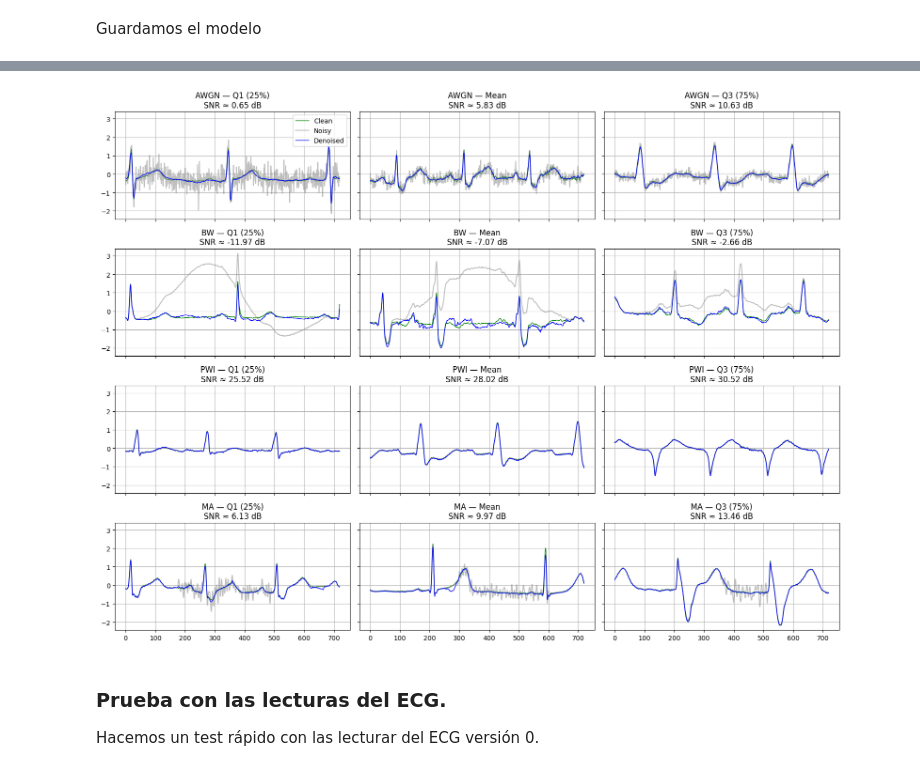
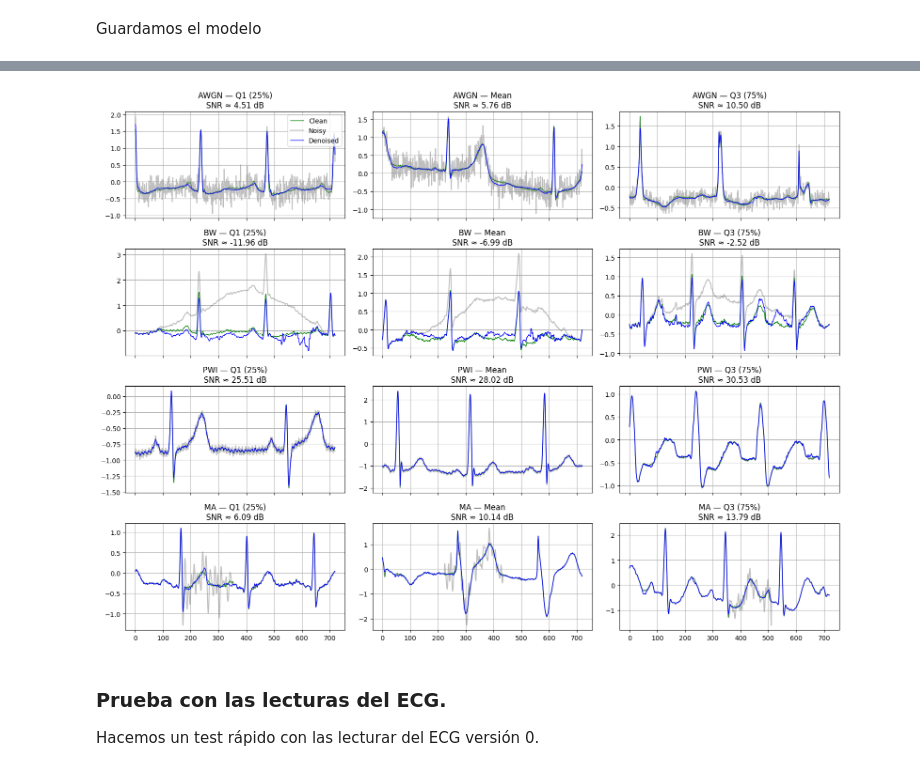
Before and after one commit to xTemuko/unet_ecg, a Jupyter notebook: unet_ecg_denoise_v0.ipynb, the cells around one changed output, grey strips where cells are left out. Saved outputs shown, nothing was run; the diff lists cells and outputs as text; code cells hidden in the pictures.

```diff
--- a/unet_ecg_denoise_v0.ipynb
+++ b/unet_ecg_denoise_v0.ipynb
@@ -318,8 +337,17 @@ df_labels_val.to_pickle("ecg_labels_val.pkl")
 # %% [markdown]
 - Cargamos del archivo
 # %%
+
+df_sig_train = pd.read_pickle("ecg_signals_train_1.pkl")
+df_sig_val = pd.read_pickle("ecg_signals_val_1.pkl")
+df_sig_test = pd.read_pickle("ecg_signals_test_1.pkl")
+df_lab_train = pd.read_pickle("ecg_labels_train_1.pkl")
+df_lab_val = pd.read_pickle("ecg_labels_val_1.pkl")
+df_lab_test = pd.read_pickle("ecg_labels_test_1.pkl")
+"""
 df_signals_train = pd.read_pickle("ecg_signals_train.pkl")
 df_signals_val   = pd.read_pickle("ecg_signals_val.pkl")
 
 df_labels_train  = pd.read_pickle("ecg_labels_train.pkl")
 df_labels_val    = pd.read_pickle("ecg_labels_val.pkl")
+"""
@@ -326,15 +356,15 @@ df_labels_val    = pd.read_pickle("ecg_labels_val.pkl")
 # %% [markdown]
 - Se plotean 9 muestras aleatoria para asegurar que el procesado de datos se ha hecho bien
 # %%
-random_indices = np.random.choice(df_signals_train.index, size=9, replace=False)
+random_indices = np.random.choice(df_sig_train.index, size=9, replace=False)
 
 
 fig, axes = plt.subplots(3, 3, figsize=(15, 10))
 axes = axes.flatten()
 
 for i, idx in enumerate(random_indices):
-    signal = df_signals_train.loc[idx]
-    label = df_labels_train.loc[idx]
+    signal = df_sig_train.loc[idx]
+    label = df_lab_train.loc[idx]
     t = np.linspace(0, len(signal)/360, len(signal))  # Asume fs = 360 Hz
 
     ax = axes[i]
@@ -452,11 +482,13 @@ Añadimos el ruido de manera random a el conjunto de validación y entrenamiento
 # %%
 snr_levels = [0, 5, 10, 15]
 
-signals_train = df_signals_train.values.tolist()
-signals_val   = df_signals_val.values.tolist()
+signals_train = df_sig_train.values.tolist()
+signals_val   = df_sig_val.values.tolist()
+signals_test  = df_sig_test.values.tolist()
 
-X_train, y_train, noise_types_train = apply_random_noise_type(df_signals_train.values)
-X_val,   y_val,   noise_types_val   = apply_random_noise_type(df_signals_val.values)
+X_train, y_train, noise_types_train = apply_random_noise_type(df_sig_train.values)
+X_val,   y_val,   noise_types_val   = apply_random_noise_type(df_sig_val.values)
+X_test,  y_test,  noise_types_test = apply_random_noise_type(df_sig_val.values)
 
 X_train_np = np.array(X_train)
 y_train_np = np.array(y_train)
@@ -464,11 +496,16 @@ y_train_np = np.array(y_train)
 X_val_np = np.array(X_val)
 y_val_np = np.array(y_val)
 
+X_test_np = np.array(X_test)
+y_test_np = np.array(y_test)
+
 
 X_train = X_train[..., np.newaxis]
 y_train = y_train[..., np.newaxis]
 X_val   = X_val[..., np.newaxis]
 y_val   = y_val[..., np.newaxis]
+X_test   = X_test[..., np.newaxis]
+y_test   = y_test[..., np.newaxis]
 # %% [markdown]
 Ploteamos de manera random para comprobar que hemos añadido bien el ruido
 # %%
@@ -701,2 +809,0 @@ Cargamos modelo en el caso de no querer entrenar de nuevo
-# %%
-model = models.load_model("ecg_denoising_unet_v0.keras")
@@ -803,7 +941,7 @@ fig, axes = plt.subplots(
     nrows=len(noise_types_order),
     ncols=len(labels_order),
     figsize=(16, 12),
-    sharex=True, sharey=True
+    sharex=True
 )
 
 for noise_type in noise_types_order:
@@ -845,4 +983,4 @@ plt.show()
-[figure, old version]
+[figure, new version]
 # %% [markdown]
 ### Prueba con las lecturas del ECG.
 
```
Also changed, not shown: parts of 22 cells of this notebook.
